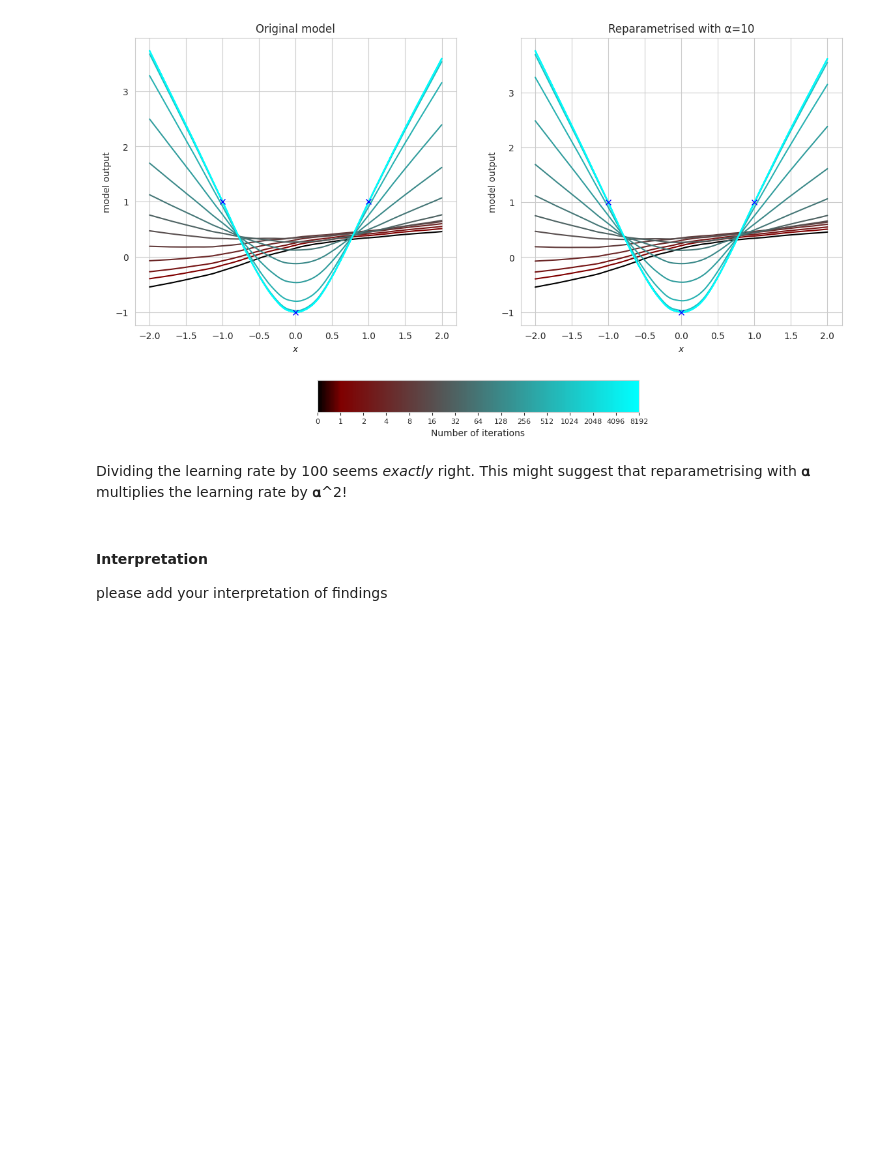
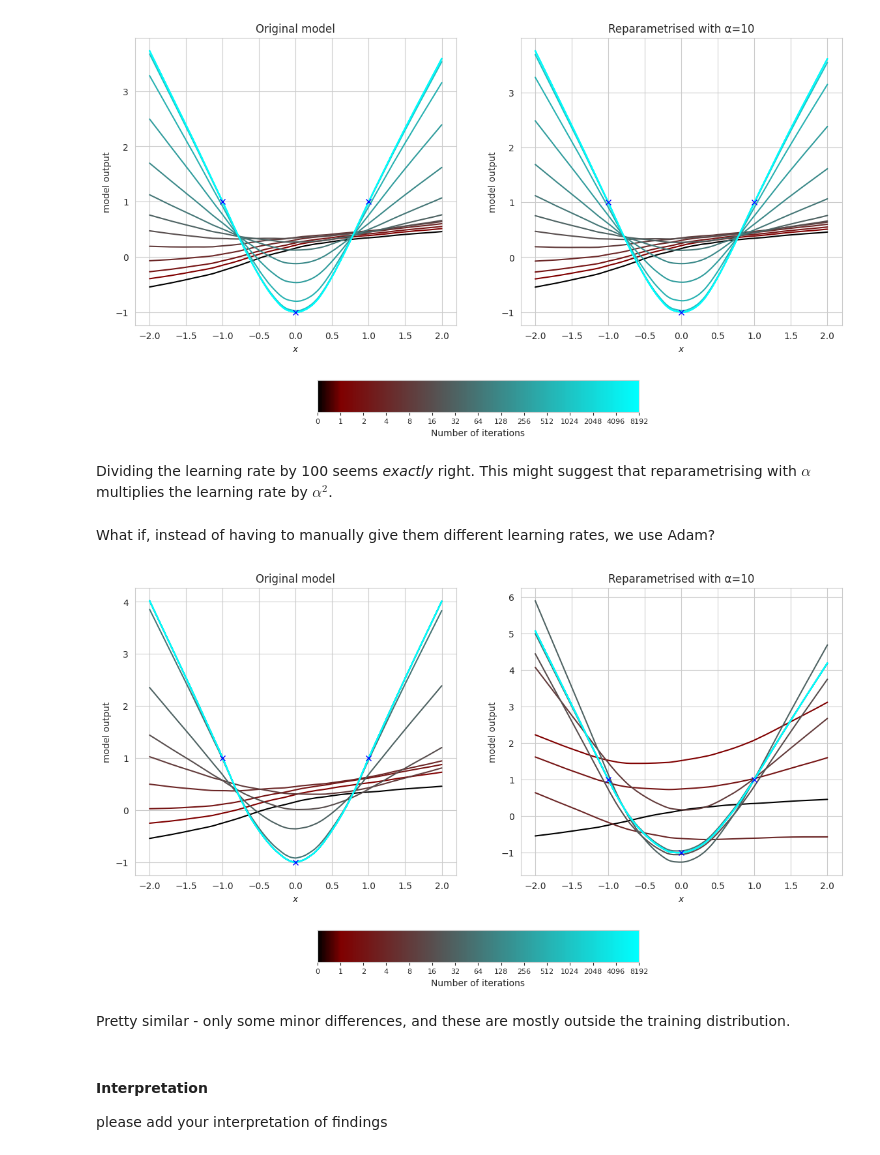
Before and after one commit to JDS289/-DNNs, a Jupyter notebook: DeepNN_2025_Assignment_1.ipynb, the cells around one changed output. Cells and saved outputs as stored; diff of their text form; code cells hidden in the pictures; blank space fills up the shorter version.

```diff
--- a/DeepNN_2025_Assignment_1.ipynb
+++ b/DeepNN_2025_Assignment_1.ipynb
@@ -156,7 +156,7 @@ from torch.nn.functional import mse_loss
 x = torch.tensor([[1.0]])
 y = torch.tensor([[1.0]])
 
-def gradient_steps(model, x, y, x_test, lr, iterations):
+def gradient_steps(model, x, y, x_test, lr, iterations, optimizer=SGD):
     """Performs the specified amount of SGD optimization steps on a model."""
 
     ##step 1: compute the prediction of the model on x_test before the step
@@ -164,7 +164,7 @@ def gradient_steps(model, x, y, x_test, lr, iterations):
     preds_all = [pred_before.detach()]
 
     ## step 2: create an SGD optimizer
-    optimizer = SGD(model.parameters(), lr=lr)
+    optimizer = optimizer(model.parameters(), lr=lr)
 
     ## step 3: calculate the squared loss
     loss = torch.nn.MSELoss()
@@ -175,7 +175,6 @@ def gradient_steps(model, x, y, x_test, lr, iterations):
         optimizer.step()  ## step 5: take a step with the optimizer
         preds_all.append(model(x_test).detach())  ## step 6: calculate the predictions after the step
 
-
     return preds_all
 
 def single_gradient_step(model, x, y, x_test=x_grid, lr=0.05):
@@ -374,7 +374,24 @@ draw_results(resultsOriginal, resultsReparam)
 # %% [output]
 [figure]
 # %% [markdown]
-Dividing the learning rate by 100 seems *exactly* right. This might suggest that reparametrising with 𝛂 multiplies the learning rate by 𝛂^2!
+Dividing the learning rate by 100 seems *exactly* right. This might suggest that reparametrising with $\alpha$ multiplies the learning rate by $\alpha^2$.
+# %% [markdown]
+What if, instead of having to manually give them different learning rates, we use Adam?
+# %%
+torch.manual_seed(1337)
+model = Sequential(Linear(1, 512), ReLU(), Linear(512, 1))
+
+# create a reparametrized model starting from this model
+reparam_model = reparametrise_relu(model, alpha=10)
+
+# train both models until convergence (find good learning rate); plot the solution each model converged to
+resultsOriginal = gradient_steps(model, x, y, x_grid, lr=0.001, iterations=2**13, optimizer=torch.optim.Adam)
+resultsReparam = gradient_steps(reparam_model, x, y, x_grid, lr=0.001, iterations=2**13, optimizer=torch.optim.Adam)
+draw_results(resultsOriginal, resultsReparam)
+# %% [output]
+[figure, added]
+# %% [markdown]
+Pretty similar - only some minor differences, and these are mostly outside the training distribution.
 # %% [markdown]
 #### Interpretation
 
```
Also changed, not shown: parts of 2 cells of this notebook.
